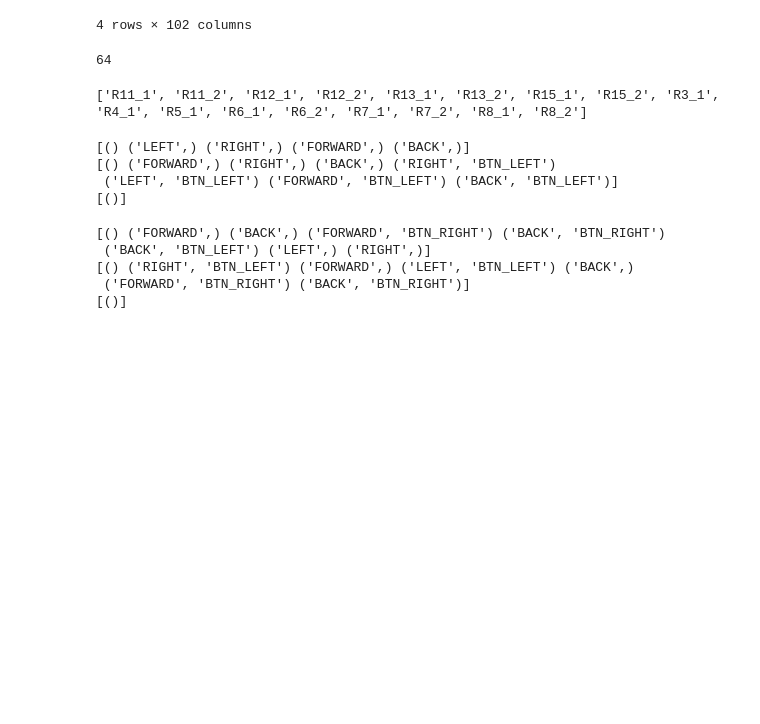
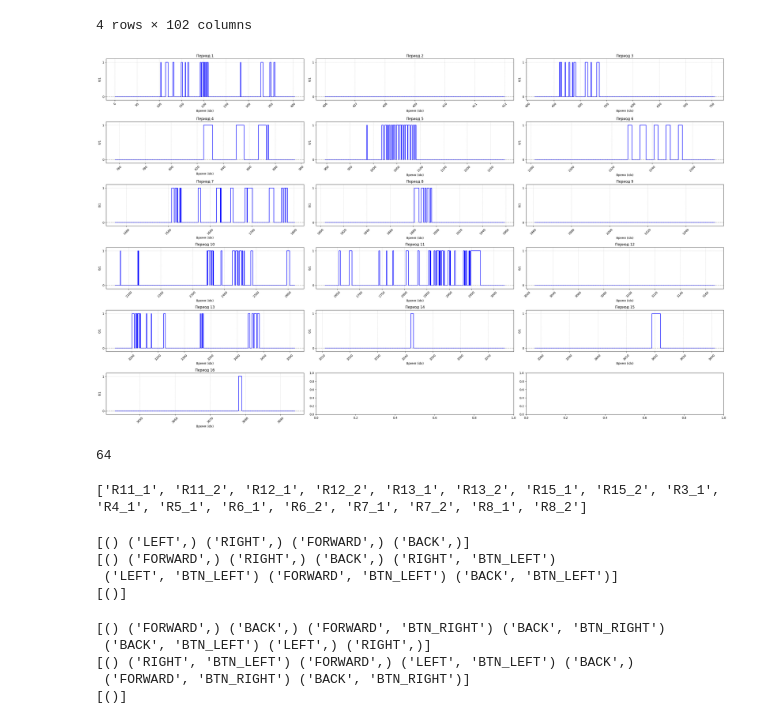
Before and after one commit to Astal2307/PracticeROSAtom, a Jupyter notebook: data_analyze.ipynb, the cells around one changed output. Cells and saved outputs as stored; diff of their text form; code cells hidden in the pictures; blank space fills up the shorter version.

```diff
--- a/data_analyze.ipynb
+++ b/data_analyze.ipynb
@@ -38,5 +62,43 @@ data_2.describe()
 | top | Timestamp | 06 | 0000000000000000 | 0000000000000000 | 0000000000000000 | 0000000000000000 | ... |
 | freq | 13 | 4401 | 9037 | 9037 | 8674 | 3708 | ... |
 4 rows × 102 columns
+# %%
+def plot_time_periods(df: pd.DataFrame, time_col: str, target_col: str, plots_per_row=2):
+    break_points = [0] + df[df[time_col] == 'Timestamp'].index.to_list()
+
+    segments = []
+    for idx in range(len(break_points) - 1):
+        segment = df[break_points[idx] + 1:break_points[idx + 1]]
+        segments.append(segment)
+
+    n_segments = len(segments)
+    n_rows = (n_segments + plots_per_row - 1) // plots_per_row
+    fig_width = 10 * plots_per_row
+    fig_height = 3 * n_rows
+    fig, axes = plt.subplots(n_rows, plots_per_row, figsize=(fig_width, fig_height))
+    axes = axes.flatten()
+
+
+    for i, (segment, ax) in enumerate(zip(segments, axes), 1):
+        segment['is_nonzero'] = segment[target_col] != '0' * 16
+        segment['is_nonzero'] = segment['is_nonzero'].astype(int)
+
+        ax.step(segment[time_col].index.to_list(), segment['is_nonzero'], where='post', color='blue')
+        ax.axhline(0, color='gray', linestyle='--', alpha=0.5)
+
+        ax.set_title(f'Период {i}')
+        ax.set_xlabel('Время (idx)')
+        ax.set_ylabel('0/1')
+        ax.set_ylim(-0.1, 1.1)
+        ax.set_yticks([0, 1])
+        ax.grid(True, linestyle=':')
+        ax.tick_params(axis='x', rotation=45)
+
+    plt.tight_layout()
+    plt.show()
+# %%
+plot_time_periods(data_1, 'Timestamp', 'Comand_vector #0', plots_per_row=3)
+# %% [output]
+[figure, added]
 # %%
 def delete_zero_segments(data):
```
Also changed, not shown: parts of 26 cells of this notebook.
